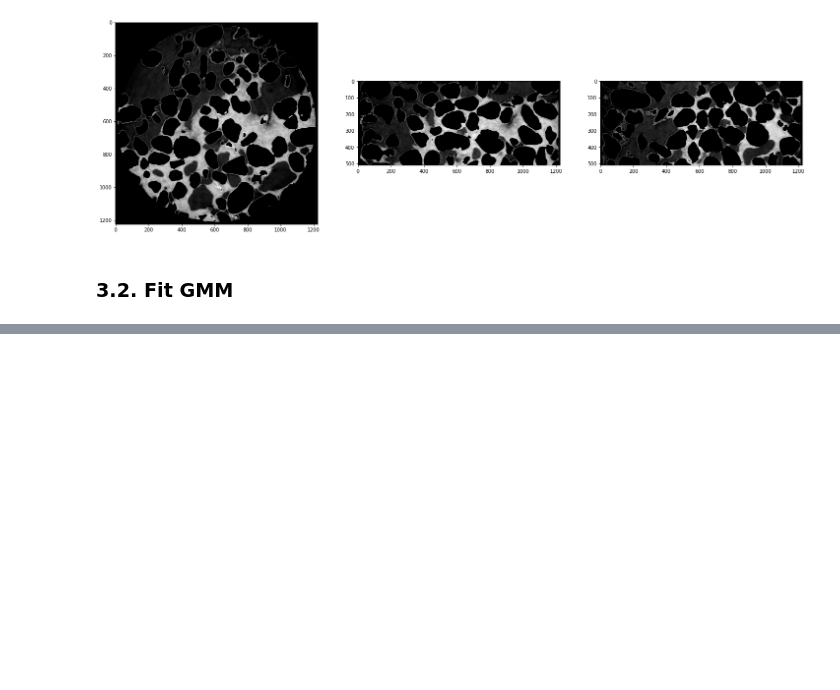
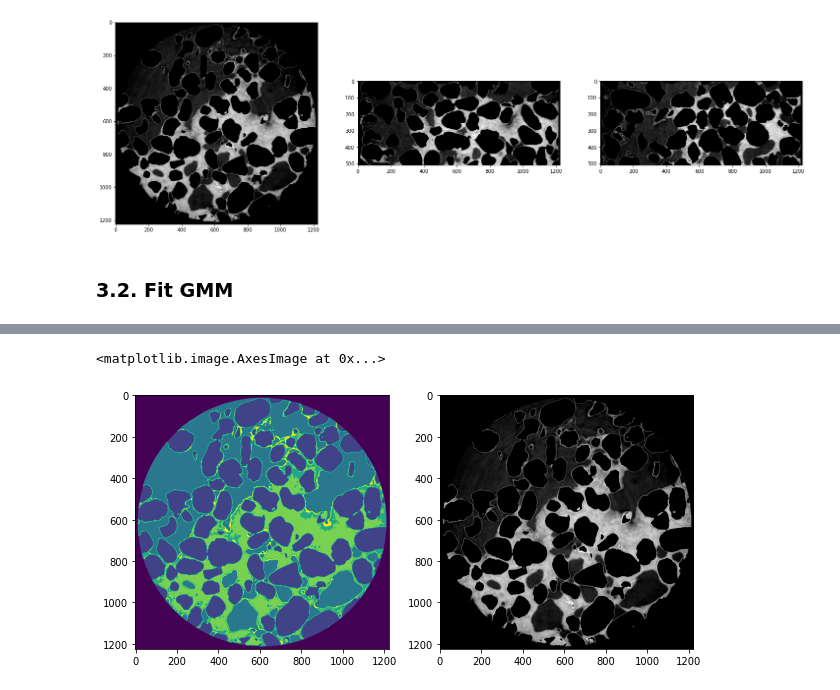
Before and after one commit to mikhail-qwerty/Unet-GMM_segmentation, a Jupyter notebook: notebooks/dataset_segmentation.ipynb, the cells around one changed output, grey strips where cells are left out. Cells and saved outputs as stored; diff of their text form; code cells hidden in the pictures; blank space fills up the shorter version.

```diff
--- a/notebooks/dataset_segmentation.ipynb
+++ b/notebooks/dataset_segmentation.ipynb
@@ -166,0 +171,20 @@ plt.legend(prop={'size': 24})
+# %%
+# predict labels
+gmm_labels = gmm.predict(np.expand_dims(data_1d,1))
+# %%
+# convert 1D labels to 3D mask
+result = np.zeros(data.shape, dtype = np.uint8)
+result[np.where(data != 0)] = gmm_labels + 1
+result = result + mask
+result[ids_zero ] = 2
+# %%
+plt.figure(figsize = (10,10))
+
+plt.subplot(1,2,1)
+plt.imshow(result[256])
+
+plt.subplot(1,2,2)
+plt.imshow(data[256], cmap = 'gray')
+# %% [output]
+<matplotlib.image.AxesImage at 0x...>
+[figure, added]
```
Also changed, not shown: parts of 17 cells of this notebook.
